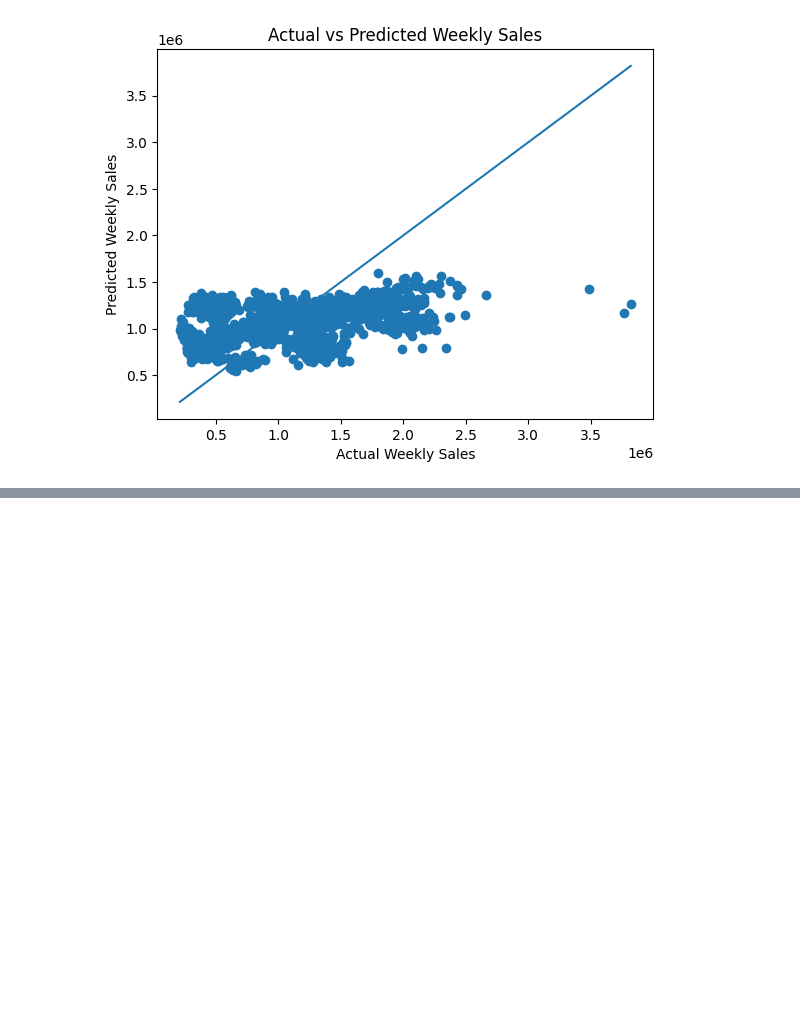
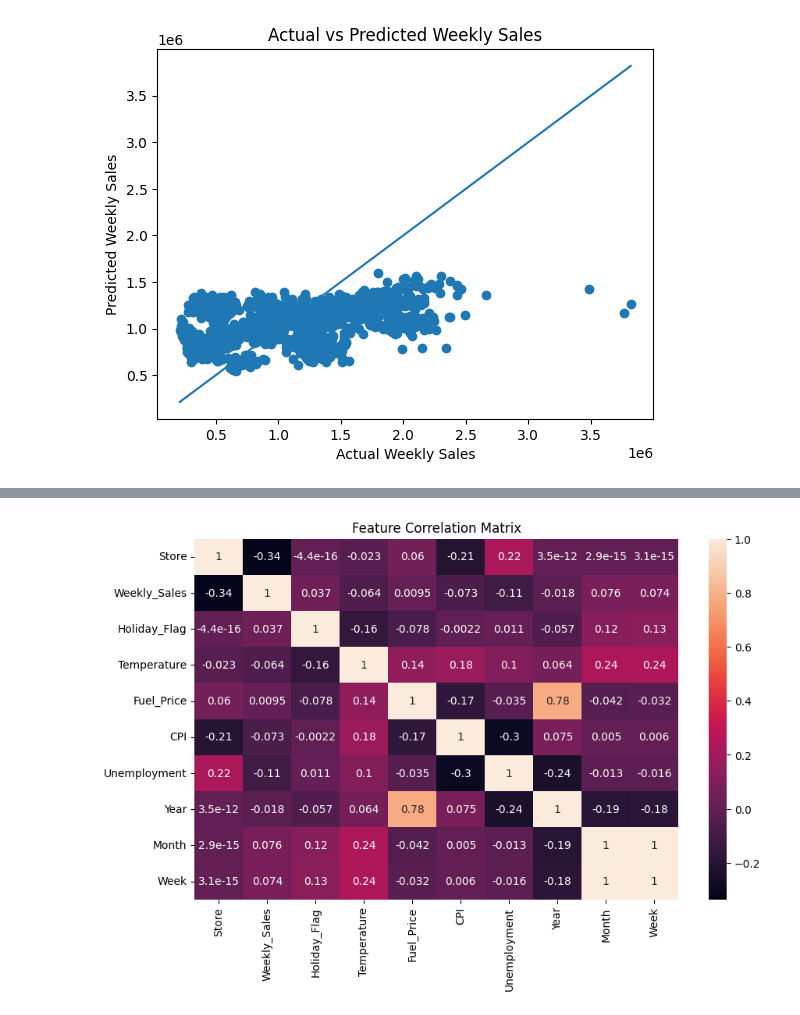
Before and after one commit to Aryansaini-10/FUTURE_ML_01, a Jupyter notebook: sales_forecasting.ipynb, the cells around one changed output, grey strips where cells are left out. Saved outputs shown, nothing was run; the diff lists cells and outputs as text; code cells hidden in the pictures; blank space fills up the shorter version.

```diff
--- a/sales_forecasting.ipynb
+++ b/sales_forecasting.ipynb
@@ -178,0 +206,14 @@ Random Forest R2 Score: 0.9597995147763859
+# %%
+# Correlation Heatmap (Feature Relationships
+# The heatmap visualizes correlations between variables such as temperature,
+# fuel price, CPI, and unemployment with weekly sales. %% Adding Random Forest
+# Model.
+plt.figure(figsize=(10,6))
+
+sns.heatmap(df.corr(), annot=True)
+
+plt.title("Feature Correlation Matrix")
+
+plt.show()
+# %% [output]
+[figure, added]
```
Also changed, not shown: parts of 11 cells of this notebook.
